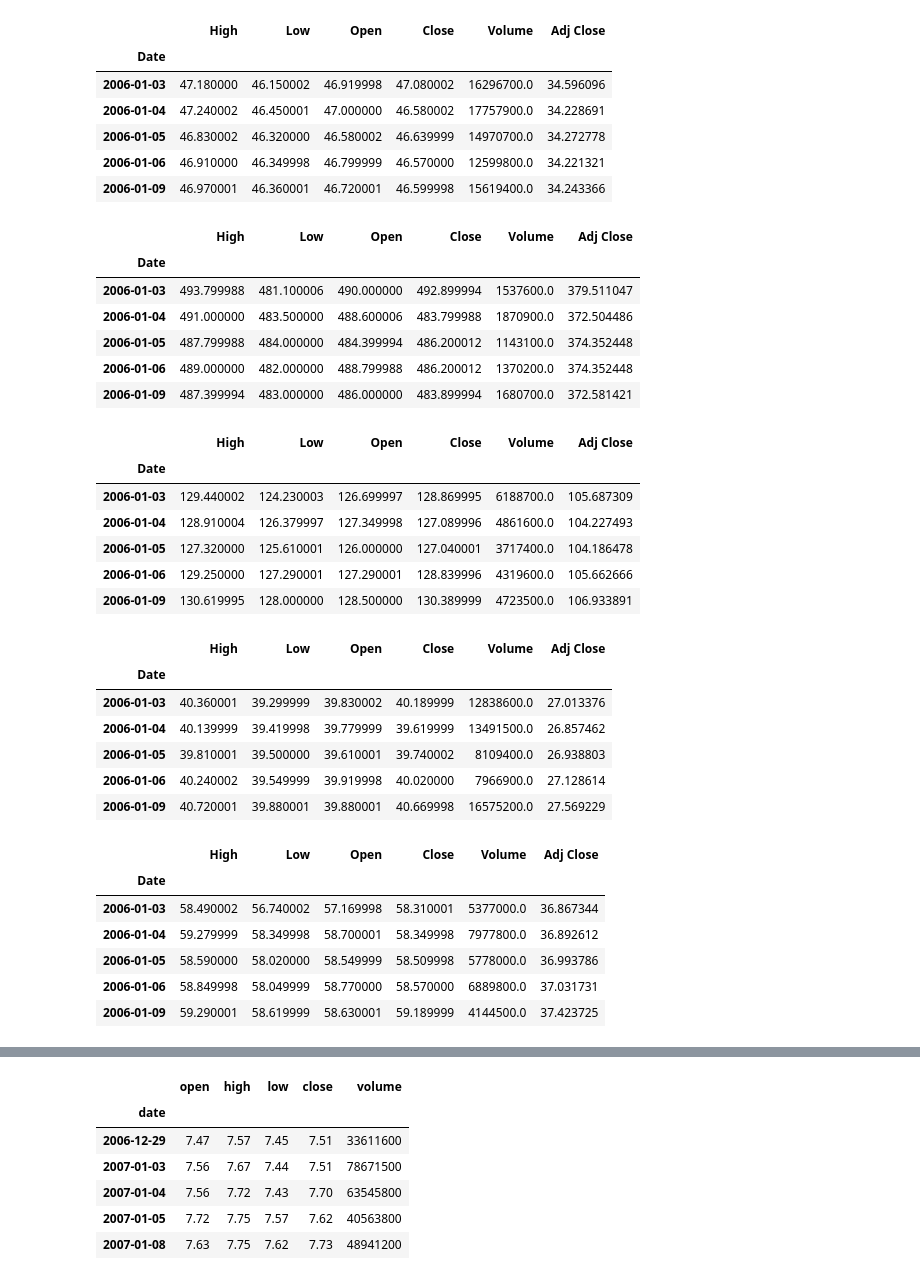
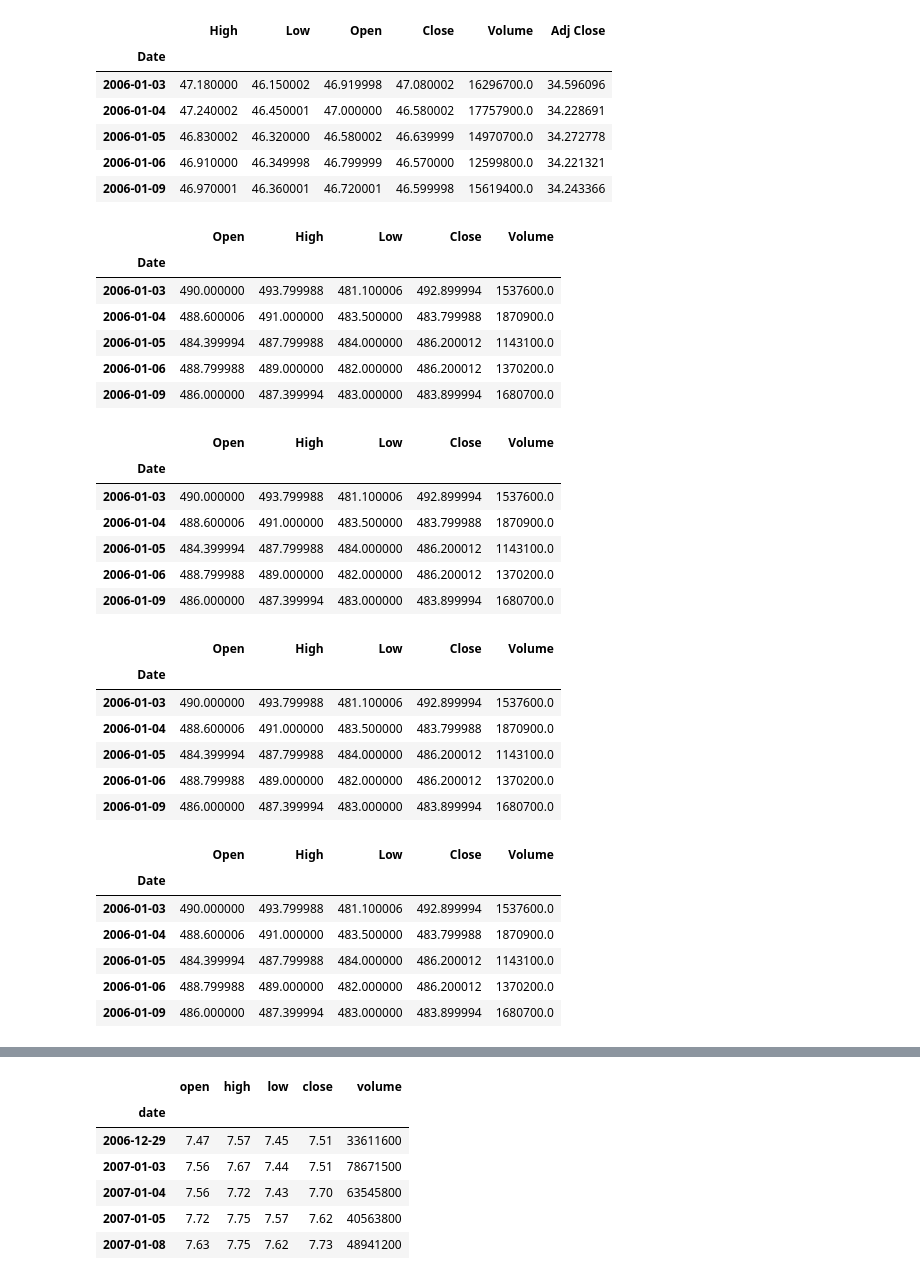
Before and after one commit to AndriiAdamchuk/Python-Libraries, a Jupyter notebook: 03-Finance Project.ipynb, the cells around one changed output, grey strips where cells are left out. Cells and saved outputs as stored; diff of their text form; code cells hidden in the pictures.

```diff
--- a/03-Finance Project.ipynb
+++ b/03-Finance Project.ipynb
@@ -76,47 +76,51 @@ BAC.head()
 | 2006-01-09 | 46.970001 | 46.360001 | 46.720001 | 46.599998 | 15619400.0 | 34.243366 |
 # %%
 C = data.DataReader('C', 'yahoo', start, end)
+C = C[['Open', 'High', 'Low', 'Close', 'Volume']]
 C.head()
 # %% [output]
-|  | High | Low | Open | Close | Volume | Adj Close |
-| Date |  |  |  |  |  |  |
-| 2006-01-03 | 493.799988 | 481.100006 | 490.000000 | 492.899994 | 1537600.0 | 379.511047 |
-| 2006-01-04 | 491.000000 | 483.500000 | 488.600006 | 483.799988 | 1870900.0 | 372.504486 |
-| 2006-01-05 | 487.799988 | 484.000000 | 484.399994 | 486.200012 | 1143100.0 | 374.352448 |
-| 2006-01-06 | 489.000000 | 482.000000 | 488.799988 | 486.200012 | 1370200.0 | 374.352448 |
-| 2006-01-09 | 487.399994 | 483.000000 | 486.000000 | 483.899994 | 1680700.0 | 372.581421 |
+|  | Open | High | Low | Close | Volume |
+| Date |  |  |  |  |  |
+| 2006-01-03 | 490.000000 | 493.799988 | 481.100006 | 492.899994 | 1537600.0 |
+| 2006-01-04 | 488.600006 | 491.000000 | 483.500000 | 483.799988 | 1870900.0 |
+| 2006-01-05 | 484.399994 | 487.799988 | 484.000000 | 486.200012 | 1143100.0 |
+| 2006-01-06 | 488.799988 | 489.000000 | 482.000000 | 486.200012 | 1370200.0 |
+| 2006-01-09 | 486.000000 | 487.399994 | 483.000000 | 483.899994 | 1680700.0 |
 # %%
 GS = data.DataReader('GS', 'yahoo', start, end)
+GS = C[['Open', 'High', 'Low', 'Close', 'Volume']]
 GS.head()
 # %% [output]
-|  | High | Low | Open | Close | Volume | Adj Close |
-| Date |  |  |  |  |  |  |
-| 2006-01-03 | 129.440002 | 124.230003 | 126.699997 | 128.869995 | 6188700.0 | 105.687309 |
-| 2006-01-04 | 128.910004 | 126.379997 | 127.349998 | 127.089996 | 4861600.0 | 104.227493 |
-| 2006-01-05 | 127.320000 | 125.610001 | 126.000000 | 127.040001 | 3717400.0 | 104.186478 |
-| 2006-01-06 | 129.250000 | 127.290001 | 127.290001 | 128.839996 | 4319600.0 | 105.662666 |
-| 2006-01-09 | 130.619995 | 128.000000 | 128.500000 | 130.389999 | 4723500.0 | 106.933891 |
+|  | Open | High | Low | Close | Volume |
+| Date |  |  |  |  |  |
+| 2006-01-03 | 490.000000 | 493.799988 | 481.100006 | 492.899994 | 1537600.0 |
+| 2006-01-04 | 488.600006 | 491.000000 | 483.500000 | 483.799988 | 1870900.0 |
+| 2006-01-05 | 484.399994 | 487.799988 | 484.000000 | 486.200012 | 1143100.0 |
+| 2006-01-06 | 488.799988 | 489.000000 | 482.000000 | 486.200012 | 1370200.0 |
+| 2006-01-09 | 486.000000 | 487.399994 | 483.000000 | 483.899994 | 1680700.0 |
 # %%
 JPM = data.DataReader('JPM', 'yahoo', start, end)
+JPM = C[['Open', 'High', 'Low', 'Close', 'Volume']]
 JPM.head()
 # %% [output]
-|  | High | Low | Open | Close | Volume | Adj Close |
-| Date |  |  |  |  |  |  |
-| 2006-01-03 | 40.360001 | 39.299999 | 39.830002 | 40.189999 | 12838600.0 | 27.013376 |
-| 2006-01-04 | 40.139999 | 39.419998 | 39.779999 | 39.619999 | 13491500.0 | 26.857462 |
-| 2006-01-05 | 39.810001 | 39.500000 | 39.610001 | 39.740002 | 8109400.0 | 26.938803 |
-| 2006-01-06 | 40.240002 | 39.549999 | 39.919998 | 40.020000 | 7966900.0 | 27.128614 |
-| 2006-01-09 | 40.720001 | 39.880001 | 39.880001 | 40.669998 | 16575200.0 | 27.569229 |
+|  | Open | High | Low | Close | Volume |
+| Date |  |  |  |  |  |
+| 2006-01-03 | 490.000000 | 493.799988 | 481.100006 | 492.899994 | 1537600.0 |
+| 2006-01-04 | 488.600006 | 491.000000 | 483.500000 | 483.799988 | 1870900.0 |
+| 2006-01-05 | 484.399994 | 487.799988 | 484.000000 | 486.200012 | 1143100.0 |
+| 2006-01-06 | 488.799988 | 489.000000 | 482.000000 | 486.200012 | 1370200.0 |
+| 2006-01-09 | 486.000000 | 487.399994 | 483.000000 | 483.899994 | 1680700.0 |
 # %%
 MS = data.DataReader('MS', 'yahoo', start, end)
+MS = C[['Open', 'High', 'Low', 'Close', 'Volume']]
 MS.head()
 # %% [output]
-|  | High | Low | Open | Close | Volume | Adj Close |
-| Date |  |  |  |  |  |  |
-| 2006-01-03 | 58.490002 | 56.740002 | 57.169998 | 58.310001 | 5377000.0 | 36.867344 |
-| 2006-01-04 | 59.279999 | 58.349998 | 58.700001 | 58.349998 | 7977800.0 | 36.892612 |
-| 2006-01-05 | 58.590000 | 58.020000 | 58.549999 | 58.509998 | 5778000.0 | 36.993786 |
-| 2006-01-06 | 58.849998 | 58.049999 | 58.770000 | 58.570000 | 6889800.0 | 37.031731 |
-| 2006-01-09 | 59.290001 | 58.619999 | 58.630001 | 59.189999 | 4144500.0 | 37.423725 |
+|  | Open | High | Low | Close | Volume |
+| Date |  |  |  |  |  |
+| 2006-01-03 | 490.000000 | 493.799988 | 481.100006 | 492.899994 | 1537600.0 |
+| 2006-01-04 | 488.600006 | 491.000000 | 483.500000 | 483.799988 | 1870900.0 |
+| 2006-01-05 | 484.399994 | 487.799988 | 484.000000 | 486.200012 | 1143100.0 |
+| 2006-01-06 | 488.799988 | 489.000000 | 482.000000 | 486.200012 | 1370200.0 |
+| 2006-01-09 | 486.000000 | 487.399994 | 483.000000 | 483.899994 | 1680700.0 |
 # %%
 WFC = data.DataReader('WFC', 'yahoo', start, end)
```
Also changed, not shown: parts of 8 cells of this notebook.
